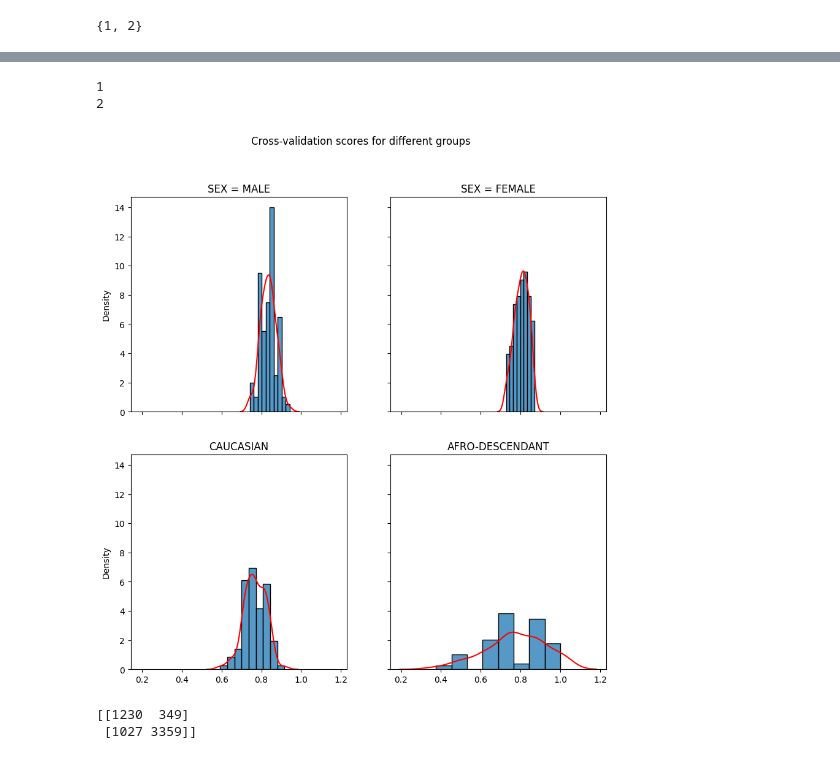
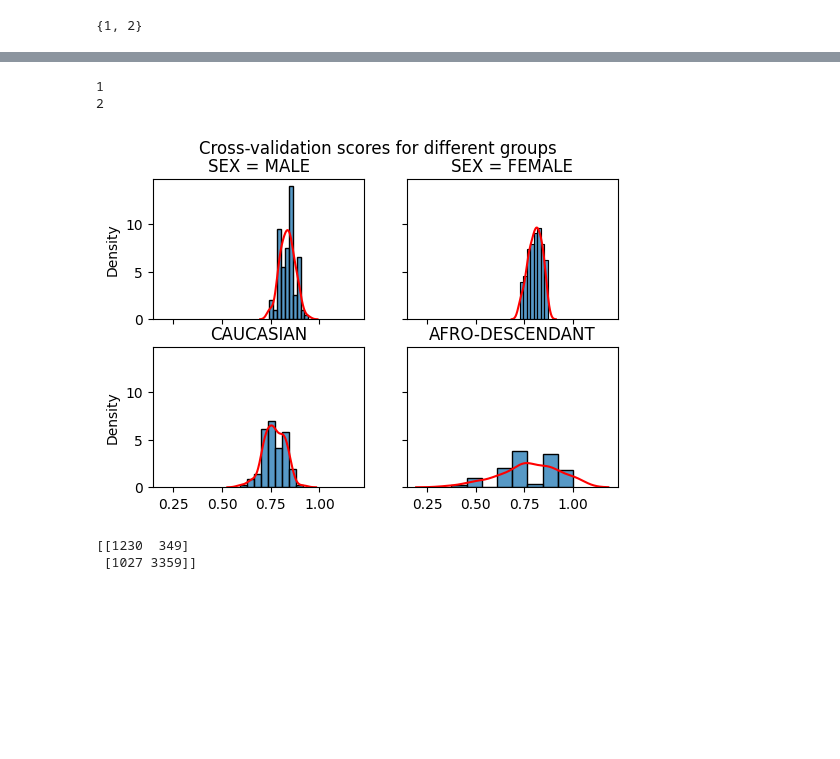
Before and after one commit to PHILIPWins/Algorithmic_Fairness, a Jupyter notebook: Assignment1/Assignemnt_02_philip.ipynb, the cells around one changed output, grey strips where cells are left out. Cells and saved outputs as stored; diff of their text form; code cells hidden in the pictures; blank space fills up the shorter version.

```diff
--- a/Assignment1/Assignemnt_02_philip.ipynb
+++ b/Assignment1/Assignemnt_02_philip.ipynb
@@ -181,0 +233,27 @@ print(set(groups_test["RAC1P"].values))
+# %%
+
+f, axes = plt.subplots(3,1, figsize=(10,10))
+                      # # Set a title for the entire figure
+f.suptitle("Raw Data", fontsize=16)
+for count, metric in enumerate(score_list):
+    for i in range(1,3):
+        if i == 1:
+            axes[count].plot(score_dict_race[i][metric], linestyle = "--", label = "Male")
+            axes[count].plot(score_dict_sex[i][metric], linestyle = "--", label = "Caucasian")
+
+        else:
+            axes[count].plot(score_dict_race[i][metric], linestyle = "--", label = "Female")
+            axes[count].plot(score_dict_sex[i][metric], linestyle = "--", label = "African-American")
+
+        axes[count].set_title(f"{metric} Scores")
+        axes[count]
+
+
+
+
+        axes[count].legend()
+
+plt.show()
+
+
+        #plt.title(f"{} Scores")
@@ -184,36 +264,36 @@ print(set(groups_test["RAC1P"].values))
 import matplotlib.pyplot as plt
 
 
-fig, ax = plt.subplots(2,2, figsize=(10,10), sharey=True, sharex=True)
+fig, ax = plt.subplots(2,2, figsize=(6,4), sharey=True, sharex=True)
 
 for i in range(1,3):
     print(i)
     score_sex = cross_val_score(clf, X_test.loc[groups_test[groups_test["SEX"] == i].index.tolist()],
                                 y_test.loc[groups_test[groups_test["SEX"] == i].index.tolist()].values.ravel(),
                                 cv = cv)
     score_race = cross_val_score(clf, X_test.loc[groups_test[groups_test["RAC1P"] == i].index.tolist()],
                                 y_test.loc[groups_test[groups_test["RAC1P"] == i].index.tolist()].values.ravel(),
                                 cv = cv)
 
     sns.histplot(score_sex, ax=ax[i-1, 0], kde=False, stat="density", line_kws={"color":"red"})
     sns.kdeplot(score_sex, ax=ax[i-1, 0], color="red")
     sns.histplot(score_race, ax=ax[i-1, 1], kde=False, stat="density", line_kws={"color":"red"})
     sns.kdeplot(score_race, ax=ax[i-1, 1], color="red")
 
 ax[0,0].set_title("SEX = MALE")
 ax[0,1].set_title("SEX = FEMALE")
 
 
 ax[1,0].set_title("CAUCASIAN")
 ax[1,1].set_title("AFRO-DESCENDANT")
 
 
 plt.suptitle("Cross-validation scores for different groups")
 plt.show()
 # %% [output]
 1
 2
-[figure, old version]
+[figure, new version]
 # %%
 ### Get Females, Males, Blacks and whites
 ### Should we further subdevide them??
```
Also changed, not shown: parts of 35 cells of this notebook.
